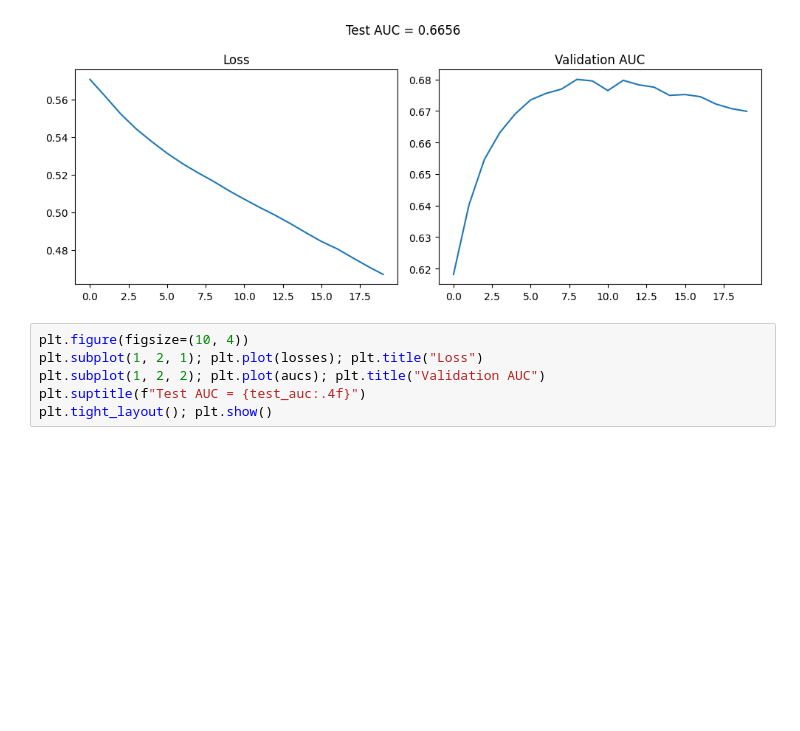
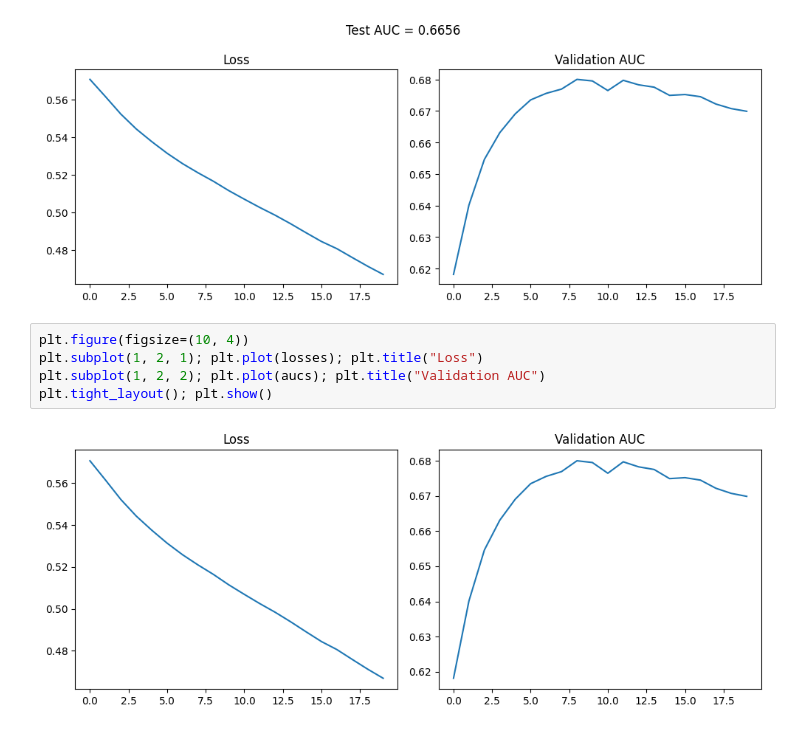
Before and after one commit to Junjunliu307/CSCI544, a Jupyter notebook: Project/main.ipynb, the cells around one changed output. Cells and saved outputs as stored; diff of their text form; blank space fills up the shorter version.

```diff
--- a/Project/main.ipynb
+++ b/Project/main.ipynb
@@ -269,6 +269,7 @@ Epoch 20: Loss=0.4669, AUC=0.6699
 # %%
 plt.figure(figsize=(10, 4))
 plt.subplot(1, 2, 1); plt.plot(losses); plt.title("Loss")
 plt.subplot(1, 2, 2); plt.plot(aucs); plt.title("Validation AUC")
-plt.suptitle(f"Test AUC = {test_auc:.4f}")
 plt.tight_layout(); plt.show()
+# %% [output]
+[figure, added]
```
